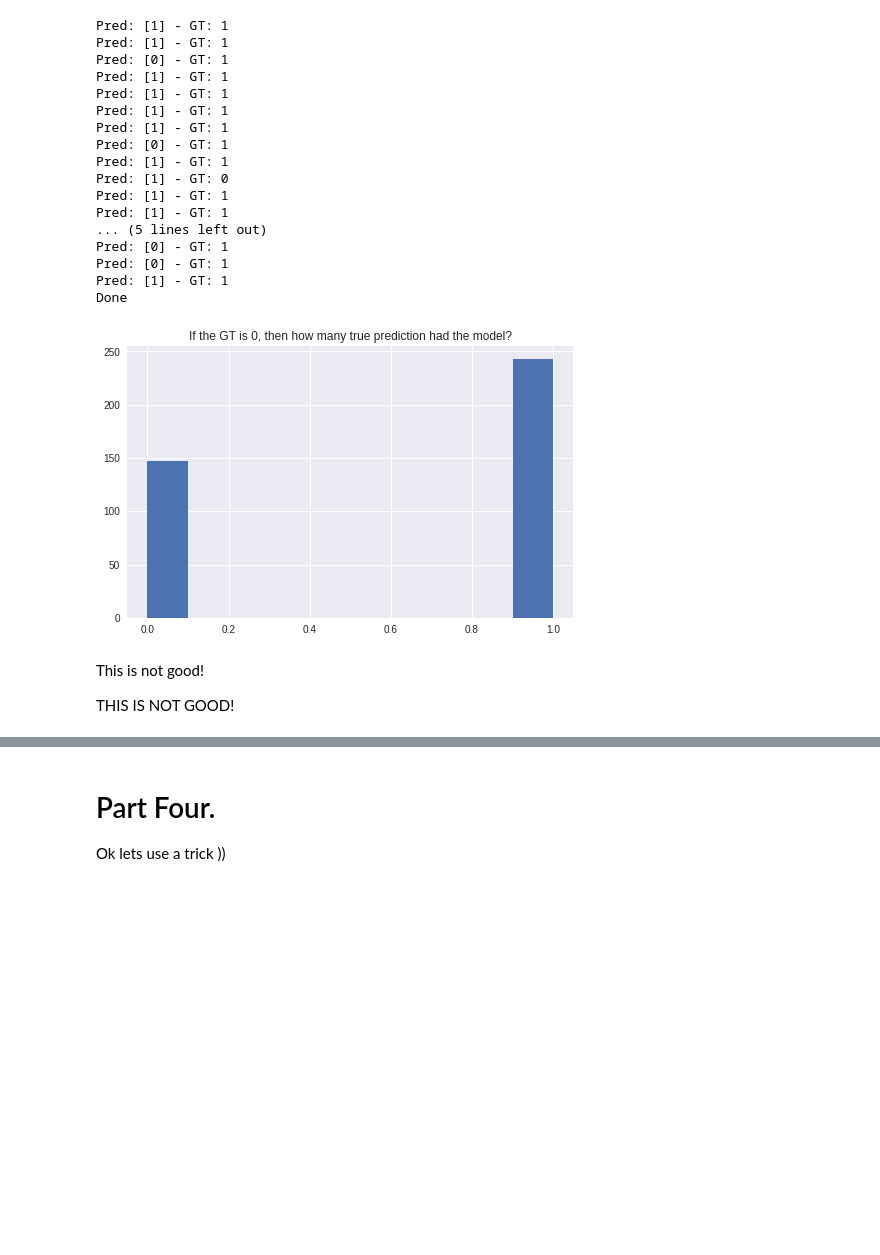
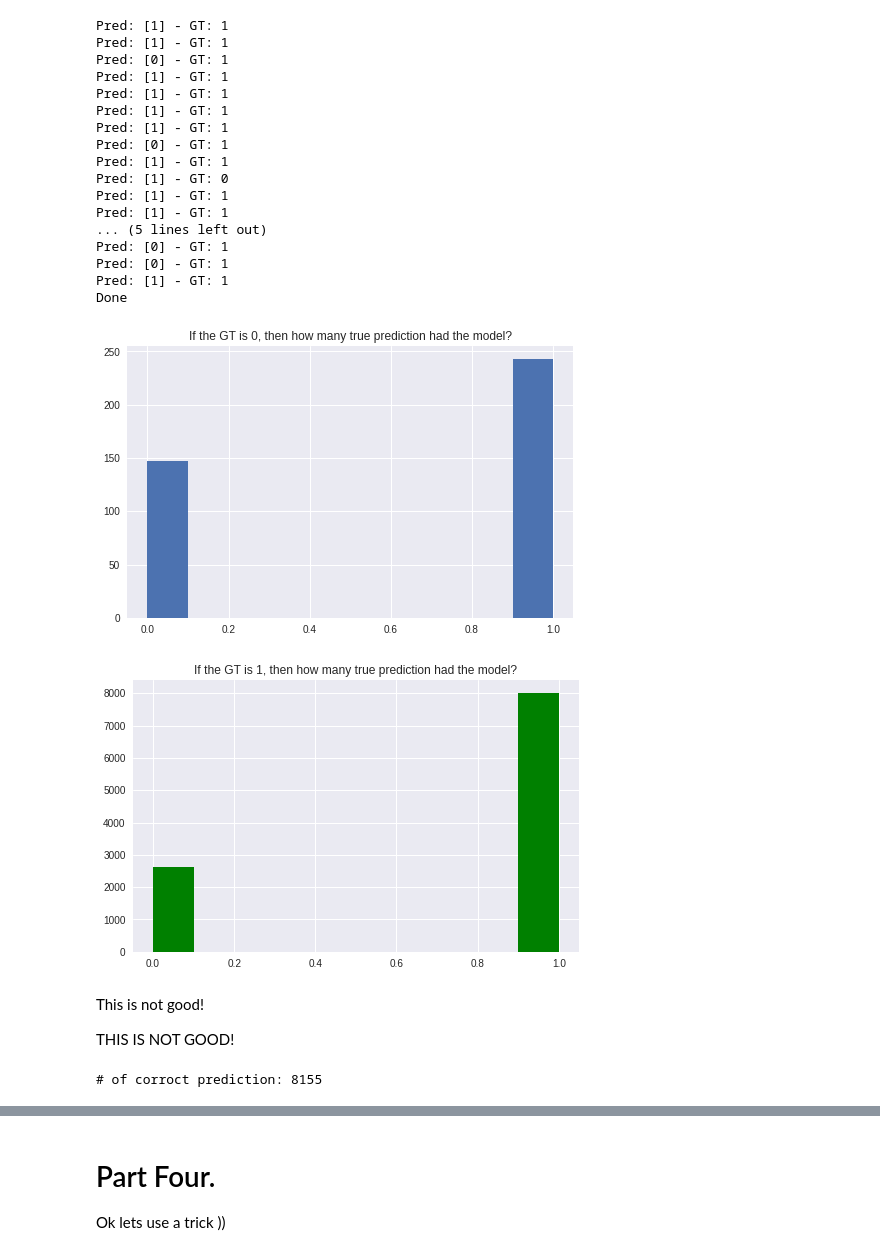
Before and after one commit to nahbos/AUT-Advanced-Information-Retrieval, a Jupyter notebook: Ex03/recommender_system.ipynb, the cells around one changed output, grey strips where cells are left out. Saved outputs shown, nothing was run; the diff lists cells and outputs as text; code cells hidden in the pictures; blank space fills up the shorter version.

```diff
--- a/Ex03/recommender_system.ipynb
+++ b/Ex03/recommender_system.ipynb
@@ -561,15 +573,26 @@ for i, ele in enumerate(get_binary(test.rating)):
 # %%
 with plt.style.context('seaborn'):
     plt.figure(figsize=(8, 5))
-    plt.hist(temp)
+    plt.hist(temp0)
     plt.title('If the GT is 0, then how many true prediction had the model?')
     plt.show()
+
+with plt.style.context('seaborn'):
+    plt.figure(figsize=(8, 5))
+    plt.hist(temp1, color='green')
+    plt.title('If the GT is 1, then how many true prediction had the model?')
+    plt.show()
 # %% [output]
 [figure]
+[figure, added]
 # %% [markdown]
 This is not good!
 
 THIS IS NOT GOOD!
+# %%
+print('# of corroct prediction: {}'.format(temp0.count(0) + temp1.count(1)))
+# %% [output]
+# of corroct prediction: 8155
 # %%
 evaluator(model=model, dataset=test_includes_2, kind='Normal', k=2)
 # %% [output]
```
Also changed, not shown: parts of 42 cells of this notebook.
